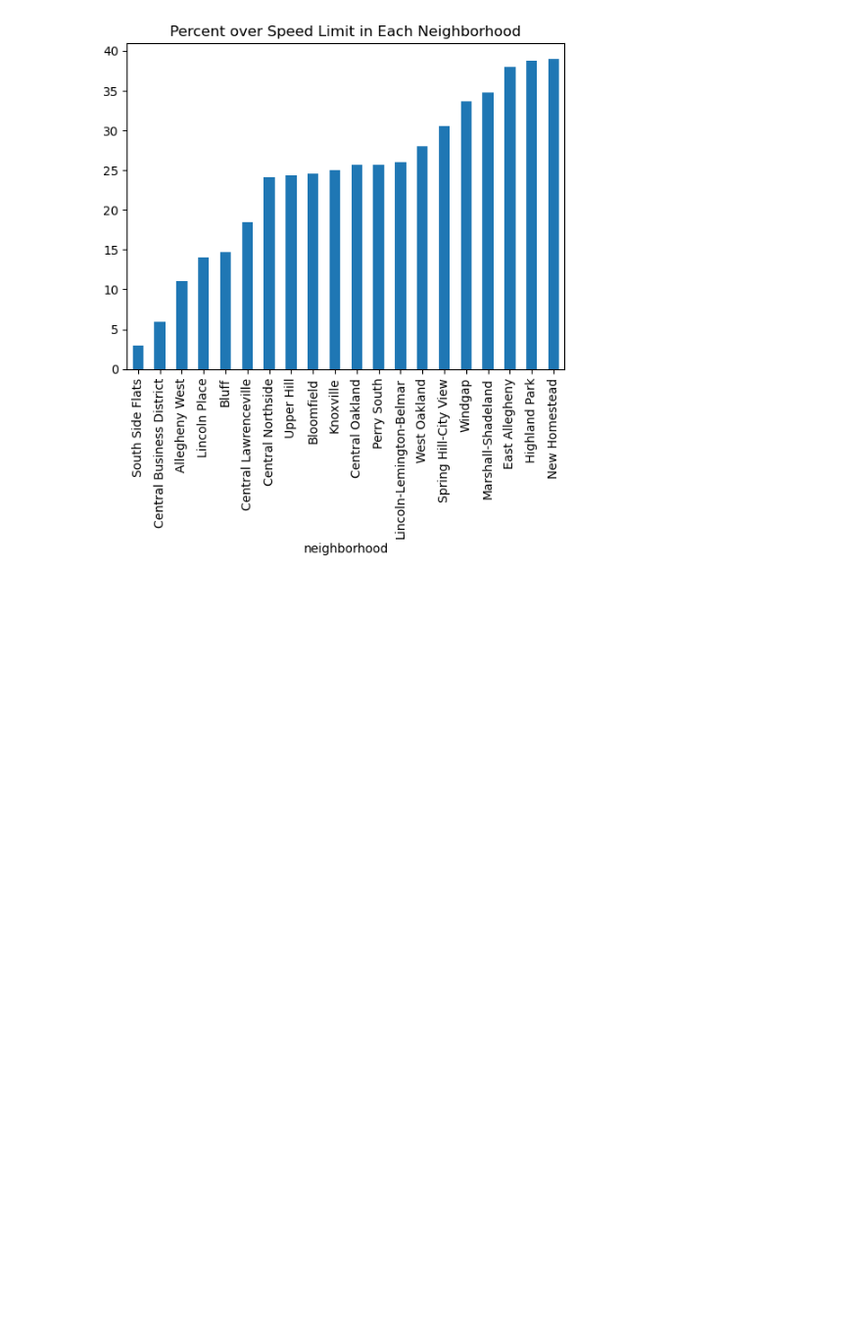
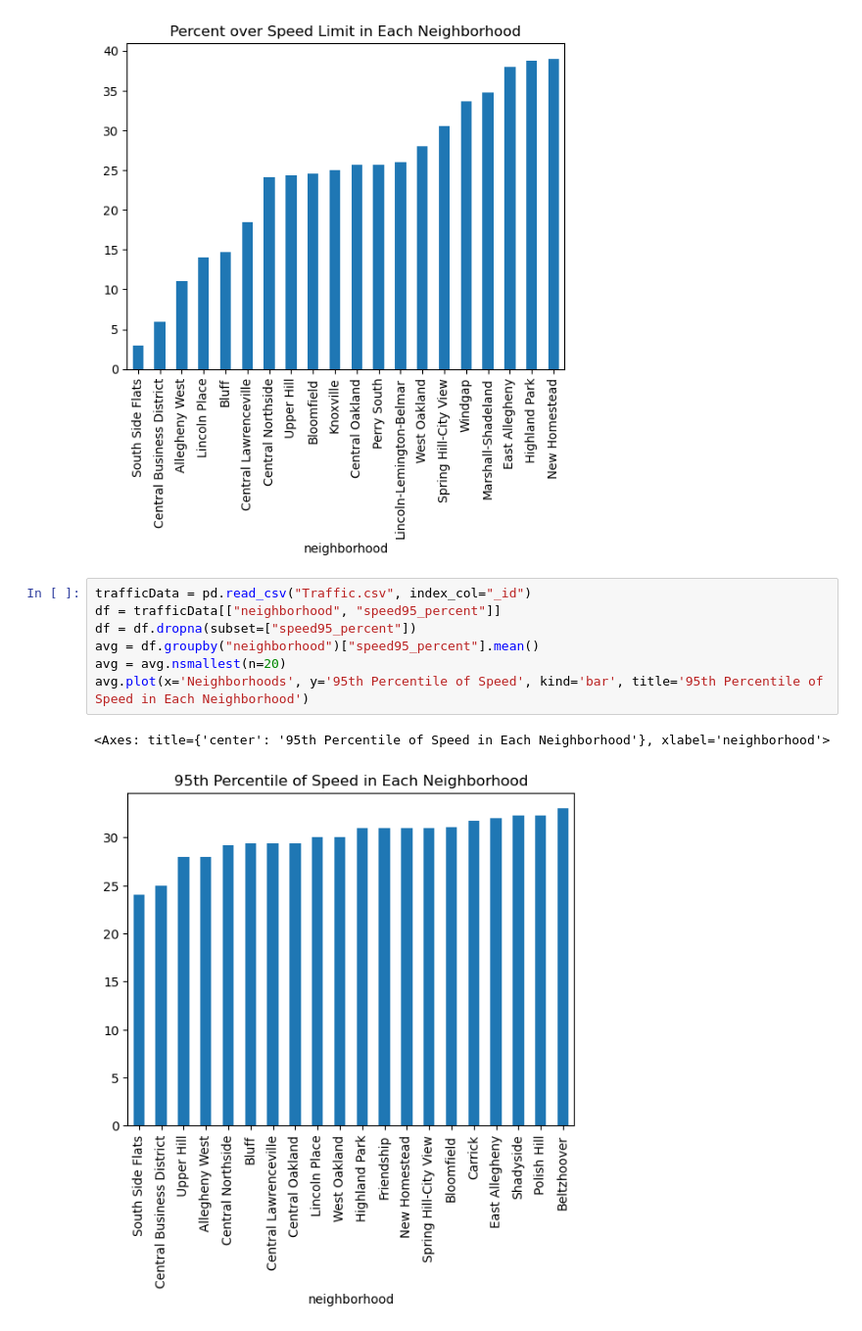
Before and after one commit to pollynaneva/finalneighborhoodproject, a Jupyter notebook: PollyData/Neighborhood.ipynb, the cells around one changed output. Shown at 98% size. Cells and saved outputs as stored; diff of their text form; blank space fills up the shorter version.

Commit message:
made all 3 graphs

```diff
--- a/PollyData/Neighborhood.ipynb
+++ b/PollyData/Neighborhood.ipynb
@@ -10,3 +10,13 @@ avg.plot(x='Neighborhoods', y='Percent over Speed Limit', kind='bar', title='Per
 # %% [output]
 <Axes: title={'center': 'Percent over Speed Limit in Each Neighborhood'}, xlabel='neighborhood'>
 [figure]
+# %%
+trafficData = pd.read_csv("Traffic.csv", index_col="_id")
+df = trafficData[["neighborhood", "speed95_percent"]]
+df = df.dropna(subset=["speed95_percent"])
+avg = df.groupby("neighborhood")["speed95_percent"].mean()
+avg = avg.nsmallest(n=20)
+avg.plot(x='Neighborhoods', y='95th Percentile of Speed', kind='bar', title='95th Percentile of Speed in Each Neighborhood')
+# %% [output]
+<Axes: title={'center': '95th Percentile of Speed in Each Neighborhood'}, xlabel='neighborhood'>
+[figure, added]
```
Also changed, not shown: parts of 1 cell of this notebook.
